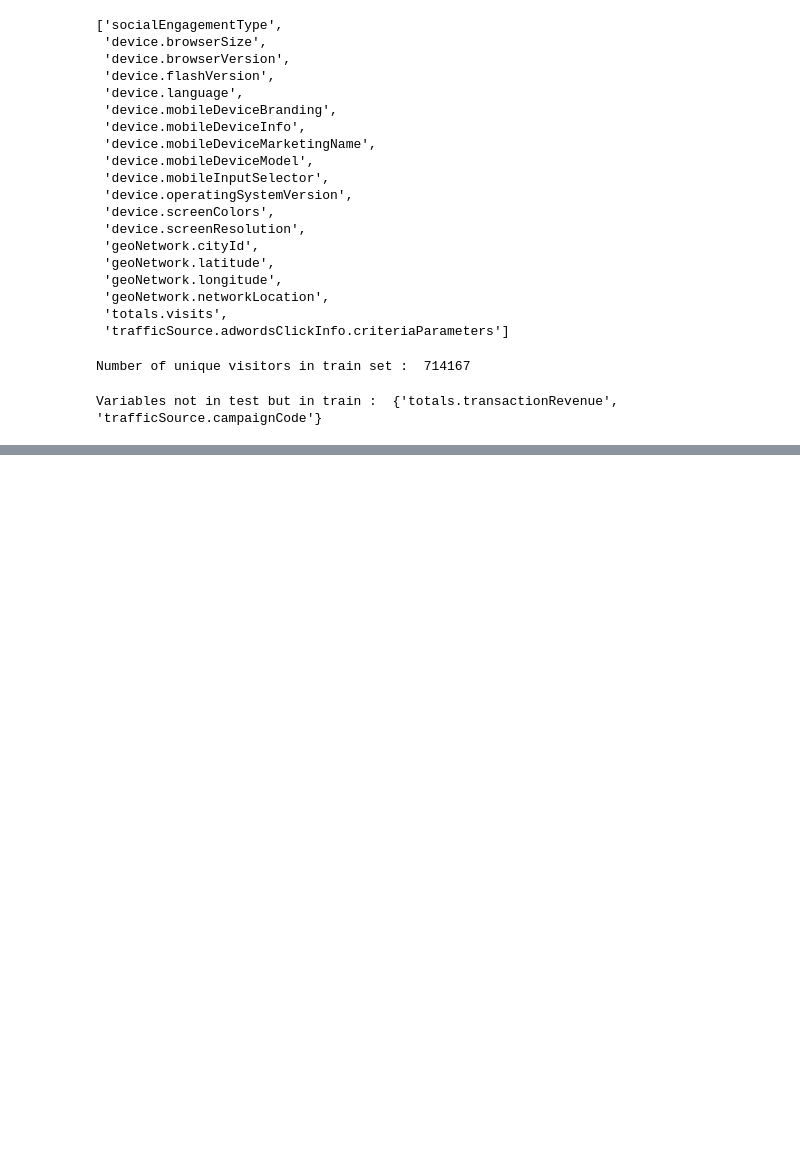
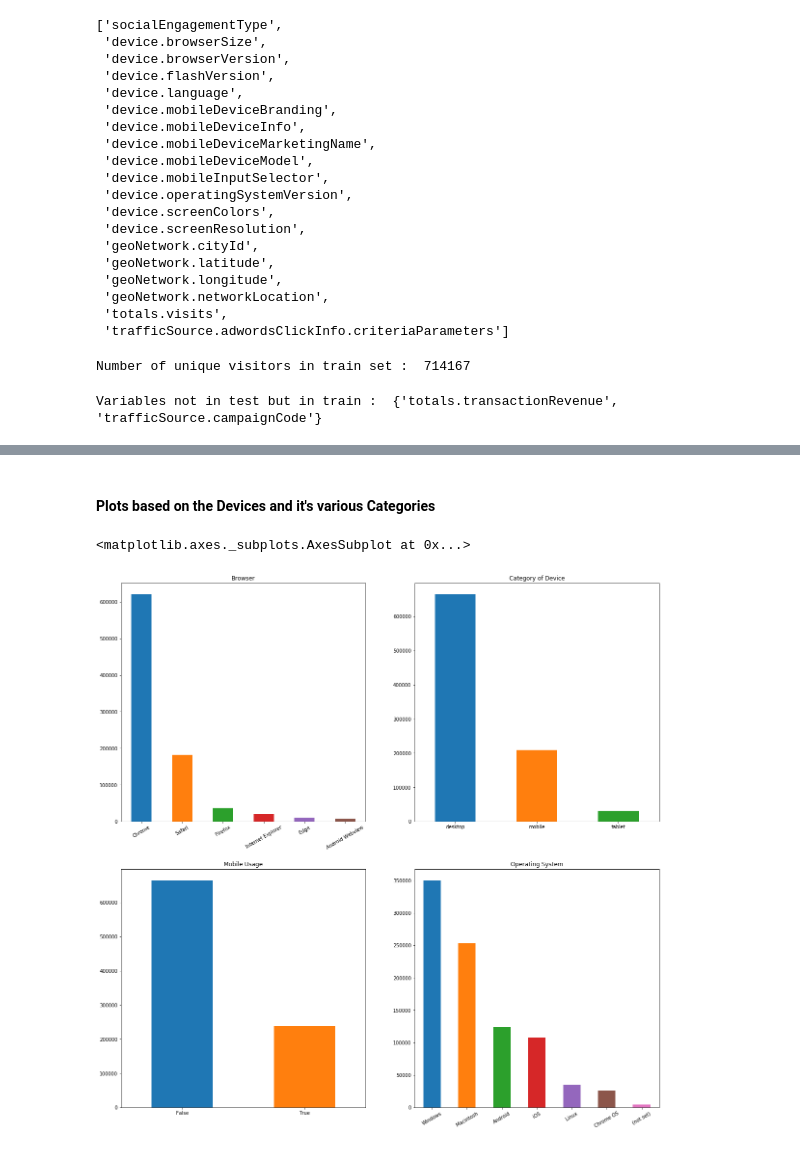
Before and after one commit to jaytorasakar8/Data-Science-Fundamentals, a Jupyter notebook: Homework 3/Customer Revenue Prediction - Kaggle.ipynb, the cells around one changed output, grey strips where cells are left out. Saved outputs shown, nothing was run; the diff lists cells and outputs as text; code cells hidden in the pictures; blank space fills up the shorter version.

```diff
--- a/Homework 3/Customer Revenue Prediction - Kaggle.ipynb
+++ b/Homework 3/Customer Revenue Prediction - Kaggle.ipynb
@@ -185,0 +208,14 @@ test_df = test_df.drop(cols_to_drop, axis=1)
+# %% [markdown]
+#### Plots based on the Devices and it's various Categories
+# %%
+fig, axes = plt.subplots(2,2,figsize=(20,20))
+
+train_df["device.browser"].value_counts().head(6).plot.bar(ax=axes[0][0],rot=30, title="Browser")
+train_df["device.deviceCategory"].value_counts().plot.bar(ax=axes[0][1],rot=0,title="Category of Device")
+train_df["device.isMobile"].value_counts().plot.bar(ax=axes[1][0],rot=0,title="Mobile Usage")
+train_df["device.operatingSystem"].value_counts().head(7).plot.bar(ax=axes[1][1],rot=30,title="Operating System")
+
+#Reference: https://pandas.pydata.org/pandas-docs/version/0.23/generated/pandas.DataFrame.plot.bar.html
+# %% [output]
+<matplotlib.axes._subplots.AxesSubplot at 0x...>
+[figure, added]
```
Also changed, not shown: parts of 3 cells of this notebook.
